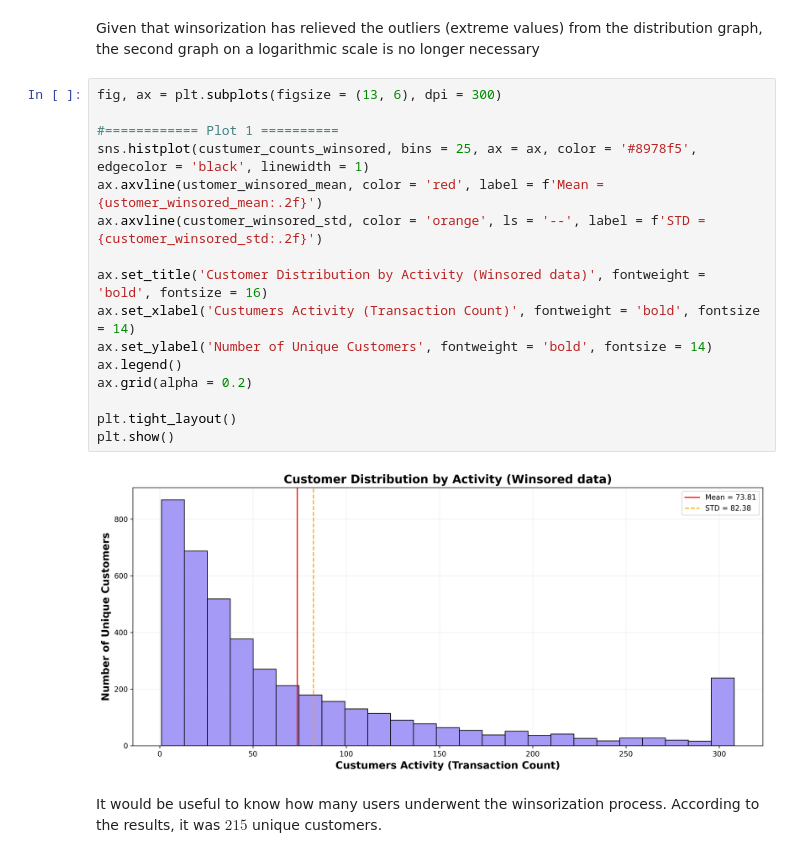
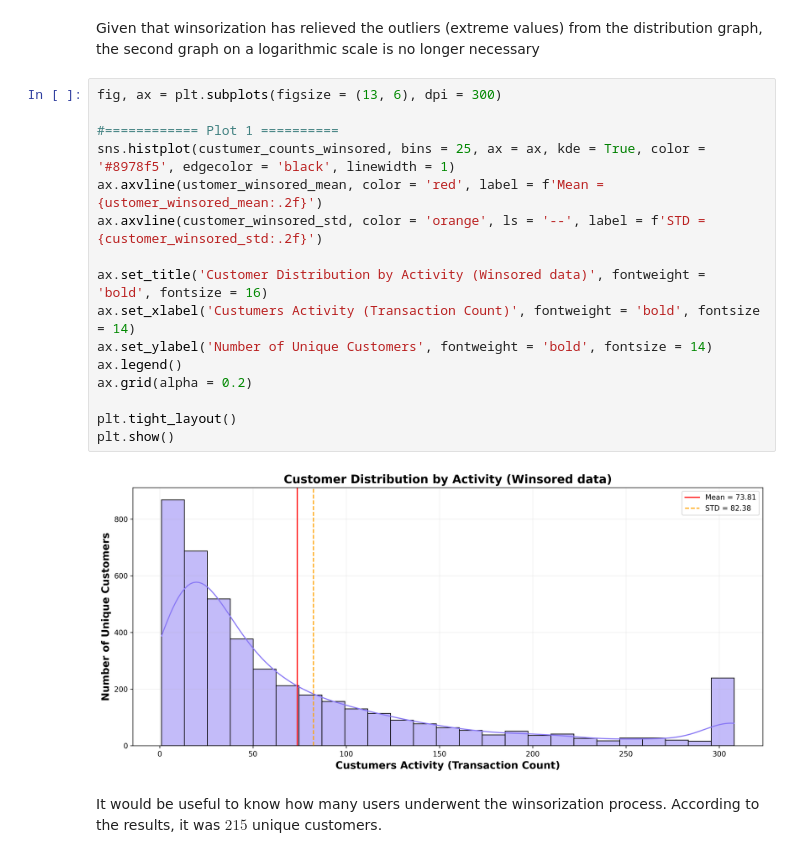
Before and after one commit to RV01011001/project_1-customer-segmentation, a Jupyter notebook: notebooks/03_exploratory_data_analysis.ipynb, the cells around one changed output. Drawn from its saved outputs; the diff is of its cells as text.

```diff
--- a/notebooks/03_exploratory_data_analysis.ipynb
+++ b/notebooks/03_exploratory_data_analysis.ipynb
@@ -274,21 +274,21 @@ Given that winsorization has relieved the outliers (extreme values) from the dis
 # %%
 fig, ax = plt.subplots(figsize = (13, 6), dpi = 300)
 
 #============ Plot 1 ==========
-sns.histplot(custumer_counts_winsored, bins = 25, ax = ax, color = '#8978f5', edgecolor = 'black', linewidth = 1)
+sns.histplot(custumer_counts_winsored, bins = 25, ax = ax, kde = True, color = '#8978f5', edgecolor = 'black', linewidth = 1)
 ax.axvline(ustomer_winsored_mean, color = 'red', label = f'Mean = {ustomer_winsored_mean:.2f}')
 ax.axvline(customer_winsored_std, color = 'orange', ls = '--', label = f'STD = {customer_winsored_std:.2f}')
 
 ax.set_title('Customer Distribution by Activity (Winsored data)', fontweight = 'bold', fontsize = 16)
 ax.set_xlabel('Custumers Activity (Transaction Count)', fontweight = 'bold', fontsize = 14)
 ax.set_ylabel('Number of Unique Customers', fontweight = 'bold', fontsize = 14)
 ax.legend()
 ax.grid(alpha = 0.2)
 
 plt.tight_layout()
 plt.show()
 # %% [output]
-[figure, old version]
+[figure, new version]
 # %% [markdown]
 It would be useful to know how many users underwent the winsorization process. According to the results, it was $215$ unique customers.
 # %%
```
Also changed, not shown: parts of 2 cells of this notebook, 2 other files.
